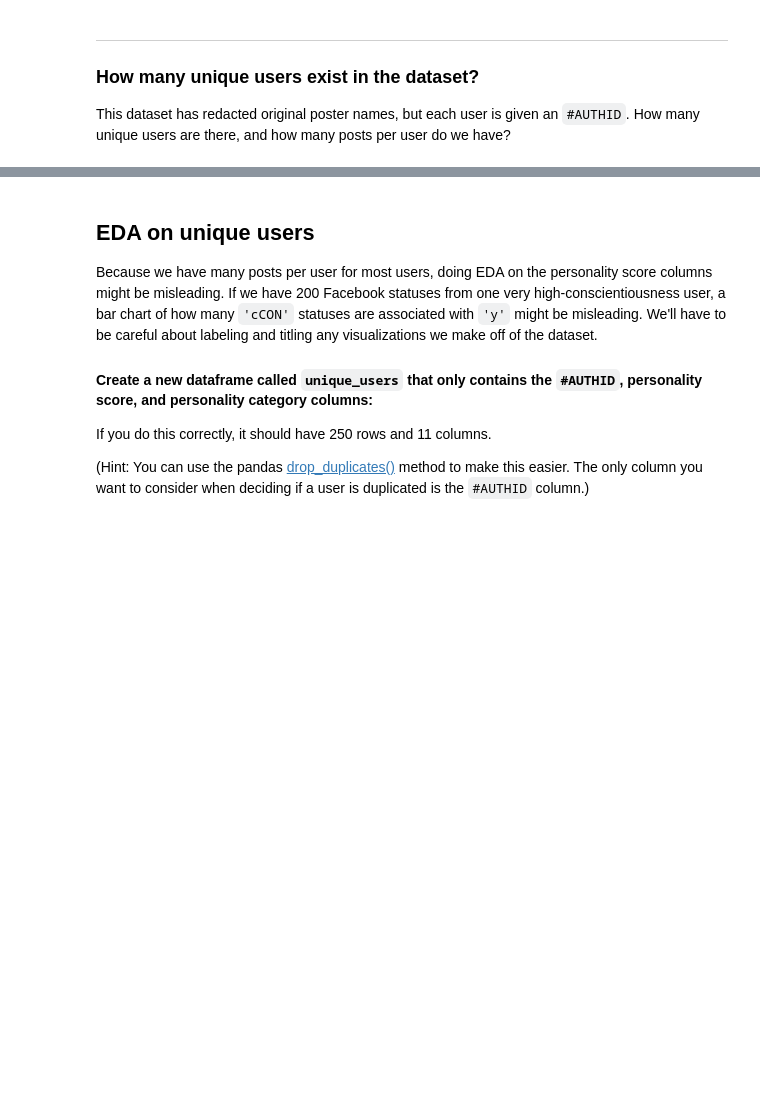
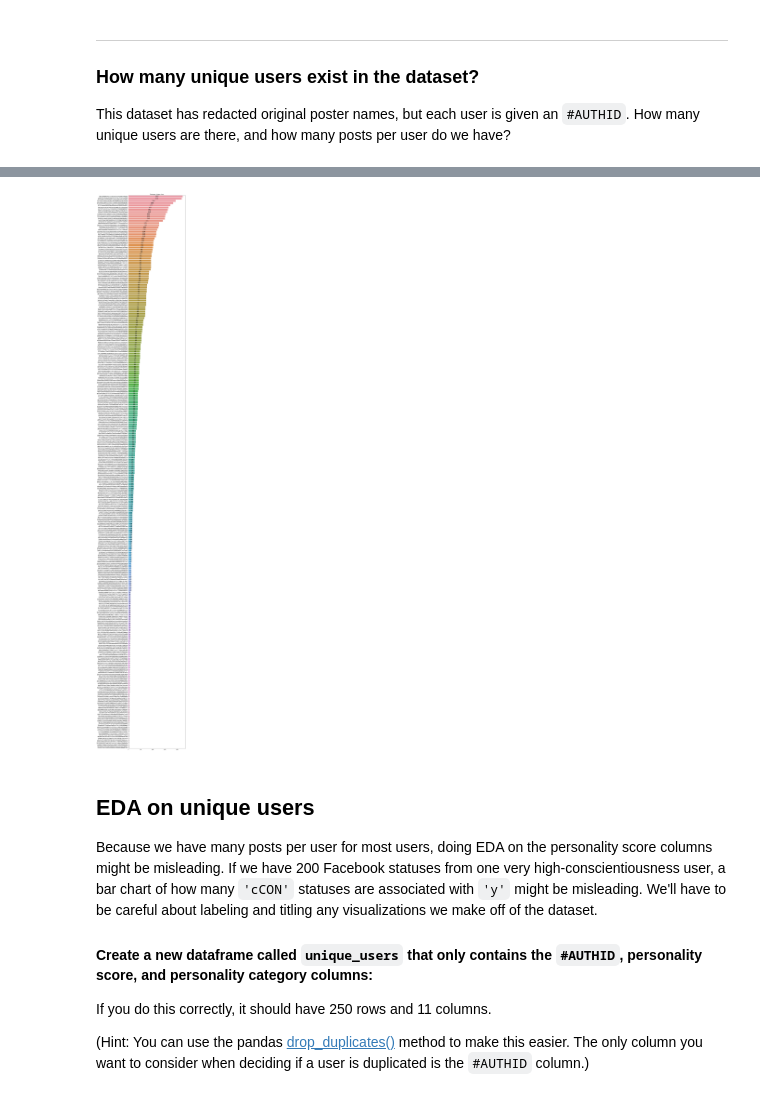
Before and after one commit to viviloaf/general-assembly, a Jupyter notebook: labs/5.02-lab-nlp-eda-master/starter-code.ipynb, the cells around one changed output, grey strips where cells are left out. Cells and saved outputs as stored; diff of their text form; code cells hidden in the pictures; blank space fills up the shorter version.

```diff
--- a/labs/5.02-lab-nlp-eda-master/starter-code.ipynb
+++ b/labs/5.02-lab-nlp-eda-master/starter-code.ipynb
@@ -100,3 +196,12 @@ This dataset has redacted original poster names, but each user is given an `#AUT
+# %%
+plt.figure(figsize=(10,100))
+plt.title('Posts per Unique User')
+sns.barplot(data=pd.DataFrame(df['#AUTHID'].value_counts()).T, orient='horizontal');
+plt.yticks(range(len(pd.DataFrame(df['#AUTHID'].value_counts()).T.columns)), pd.DataFrame(df['#AUTHID'].value_counts()).T.columns, rotation='horizontal', fontsize=15);
+for index, value in enumerate([i for i in pd.DataFrame(df['#AUTHID'].value_counts())['#AUTHID']]):
+    plt.text(value/2, index+0.2, str(round(value)), fontsize=15);
+# %% [output]
+[figure, added]
 # %% [markdown]
 ## EDA on unique users
 
```
Also changed, not shown: parts of 75 cells of this notebook.
